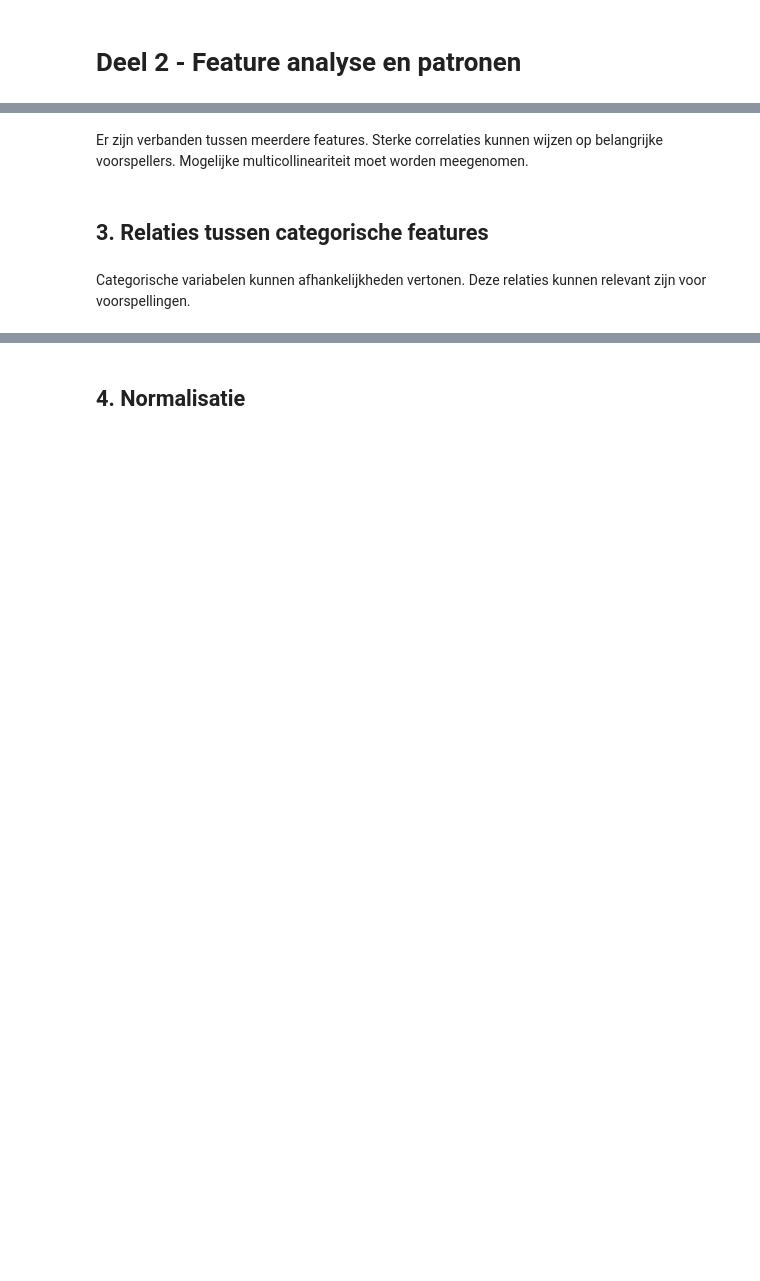
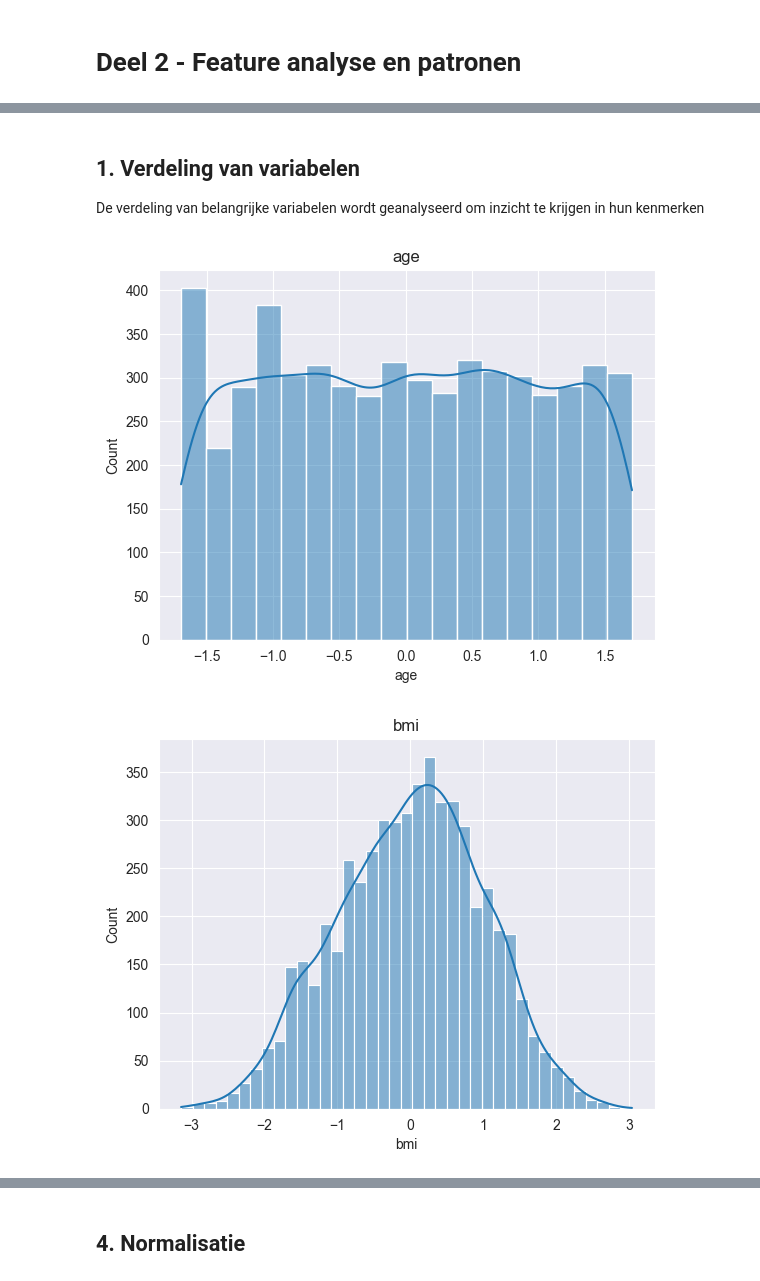
Before and after one commit to ESmids/BPDEE-Practicums, a Jupyter notebook: Opdracht1/HeartAttackDataset/CardiovascularRisk.ipynb, the cells around one changed output, grey strips where cells are left out. Saved outputs shown, nothing was run; the diff lists cells and outputs as text; code cells hidden in the pictures; blank space fills up the shorter version.

```diff
--- a/Opdracht1/HeartAttackDataset/CardiovascularRisk.ipynb
+++ b/Opdracht1/HeartAttackDataset/CardiovascularRisk.ipynb
@@ -95,6 +206,0 @@ plt.show()
-# %% [markdown]
-Er zijn verbanden tussen meerdere features.
-Sterke correlaties kunnen wijzen op belangrijke voorspellers.
-Mogelijke multicollineariteit moet worden meegenomen.
-# %% [markdown]
-## 3. Relaties tussen categorische features
@@ -104,3 +207,22 @@ pd.crosstab(df['gender'], df['target'])
-# %% [markdown]
-Categorische variabelen kunnen afhankelijkheden vertonen.
-Deze relaties kunnen relevant zijn voor voorspellingen.
+# %% [markdown]
+## 1. Verdeling van variabelen
+De verdeling van belangrijke variabelen wordt geanalyseerd om inzicht te krijgen in hun kenmerken
+# %%
+numeric_cols = [
+    'age', 'bmi', 'systolic_bp', 'diastolic_bp',
+    'cholesterol_mg_dl', 'resting_heart_rate',
+    'daily_steps', 'stress_level',
+    'physical_activity_hours_per_week',
+    'sleep_hours', 'diet_quality_score',
+    'alcohol_units_per_week',
+    'heart_disease_risk_score'
+]
+
+for col in numeric_cols:
+    plt.figure()
+    sns.histplot(df[col], kde=True)
+    plt.title(col)
+    plt.show()
+# %% [output]
+[figure, added]
+[figure, added]
```
Also changed, not shown: parts of 55 cells of this notebook, 2 other files.
